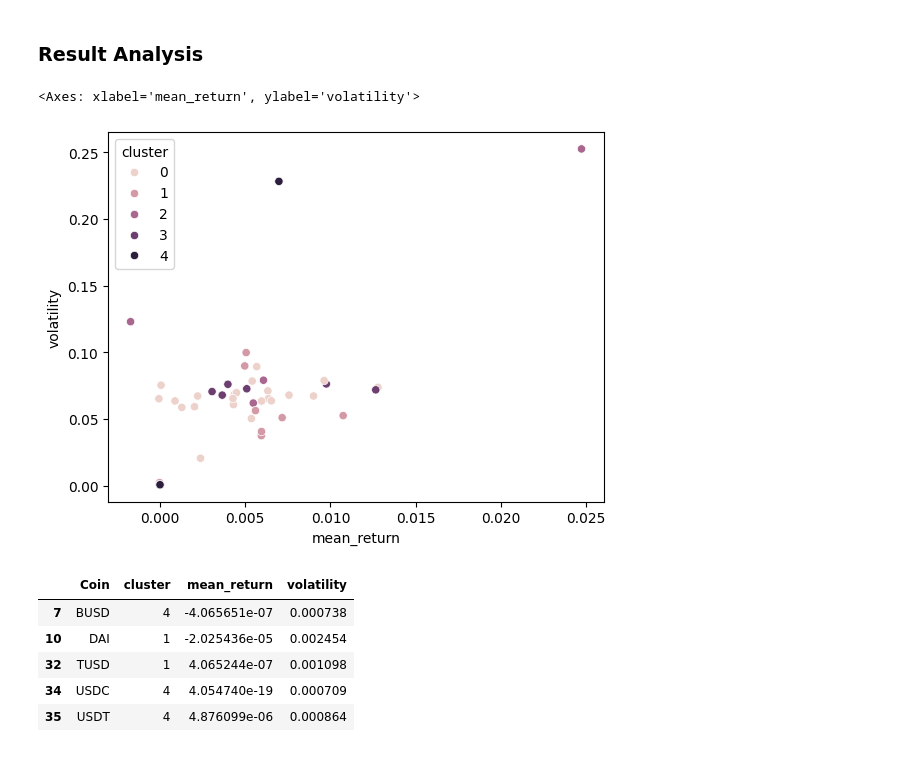
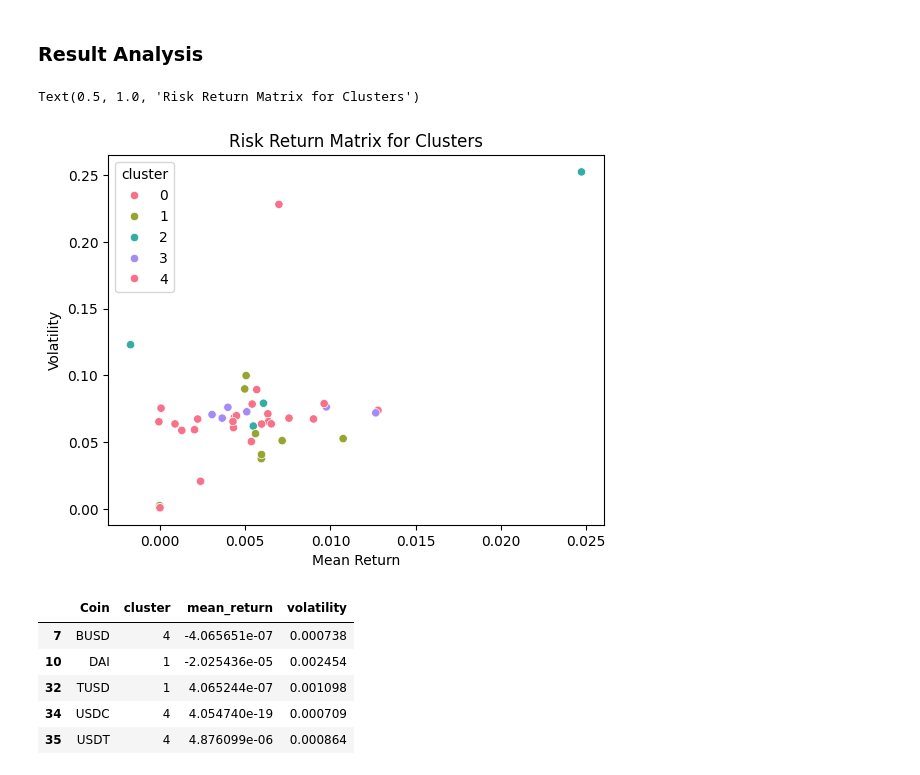
Before and after one commit to FedeScenna/Crypto_NetworkAnalysis, a Jupyter notebook: 05_ClusterAnalysis_DTW.ipynb, the cells around one changed output. Saved outputs shown, nothing was run; the diff lists cells and outputs as text; code cells hidden in the pictures.

```diff
--- a/05_ClusterAnalysis_DTW.ipynb
+++ b/05_ClusterAnalysis_DTW.ipynb
@@ -115,11 +115,19 @@ df_cluster = df.merge(cluster_results, on = "coin")
 df_cluster = df_cluster.groupby(["coin", "cluster"]).agg({"daily_log_return":["mean", "std"]}).reset_index()
 df_cluster.columns = df_cluster.columns.droplevel()
 df_cluster.columns = ["Coin","cluster","mean_return","volatility"]
+# %%
+import plotly.express as px
+df_cluster["cluster"] = df_cluster["cluster"].astype(str)
+fig = px.scatter(df_cluster, x="mean_return", y="volatility", color = "cluster")
+fig.show()
 # %%
-sns.scatterplot(df_cluster, x = "mean_return", y ="volatility", hue="cluster")
+sns.scatterplot(df_cluster, x = "mean_return", y ="volatility", hue="cluster", palette="husl")
+plt.xlabel("Mean Return")#, ylabel="Volatility")
+plt.ylabel("Volatility")
+plt.title("Risk Return Matrix for Clusters")
 # %% [output]
-<Axes: xlabel='mean_return', ylabel='volatility'>
+Text(0.5, 1.0, 'Risk Return Matrix for Clusters')
-[figure, old version]
+[figure, new version]
 # %%
 df_cluster[df_cluster["Coin"].isin(stablecoins)]
 # %% [output]
```
Also changed, not shown: parts of 1 cell of this notebook, 3 other files.
